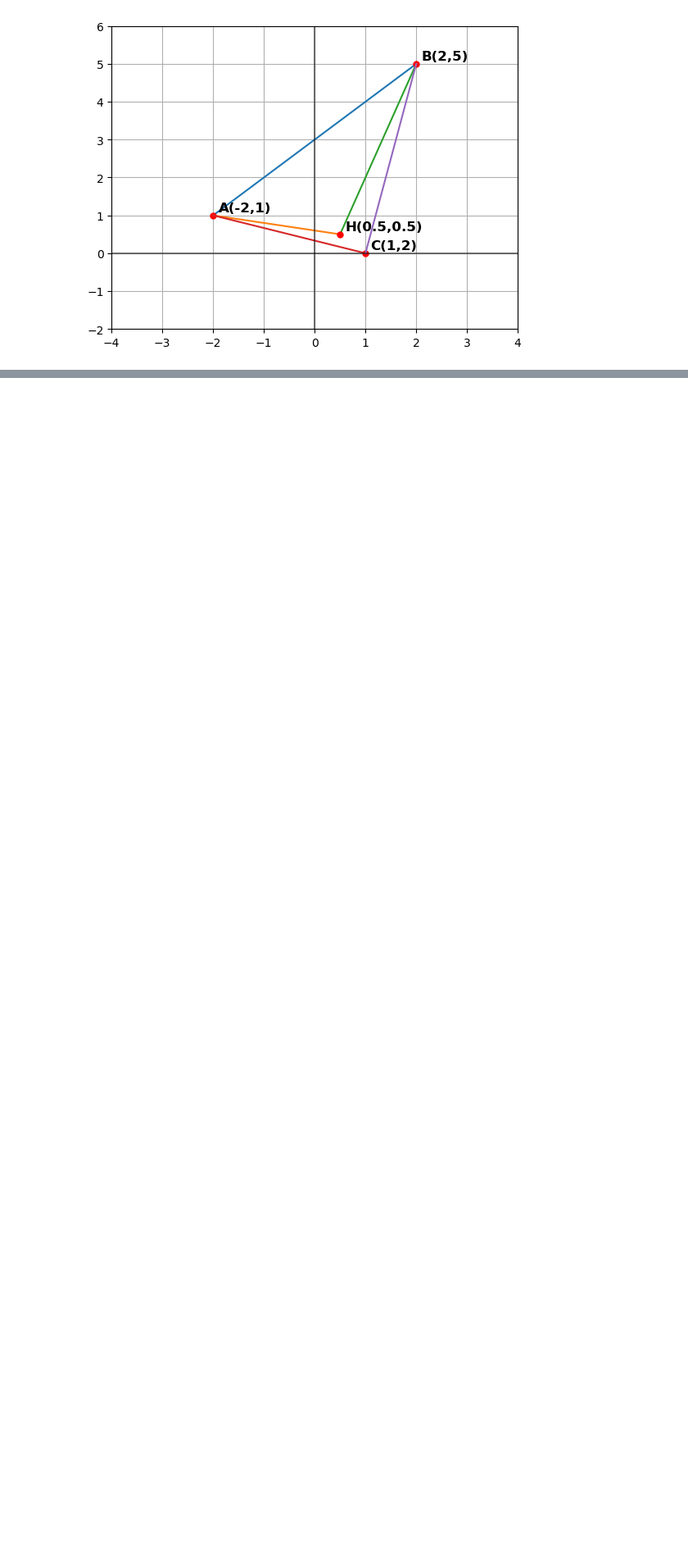
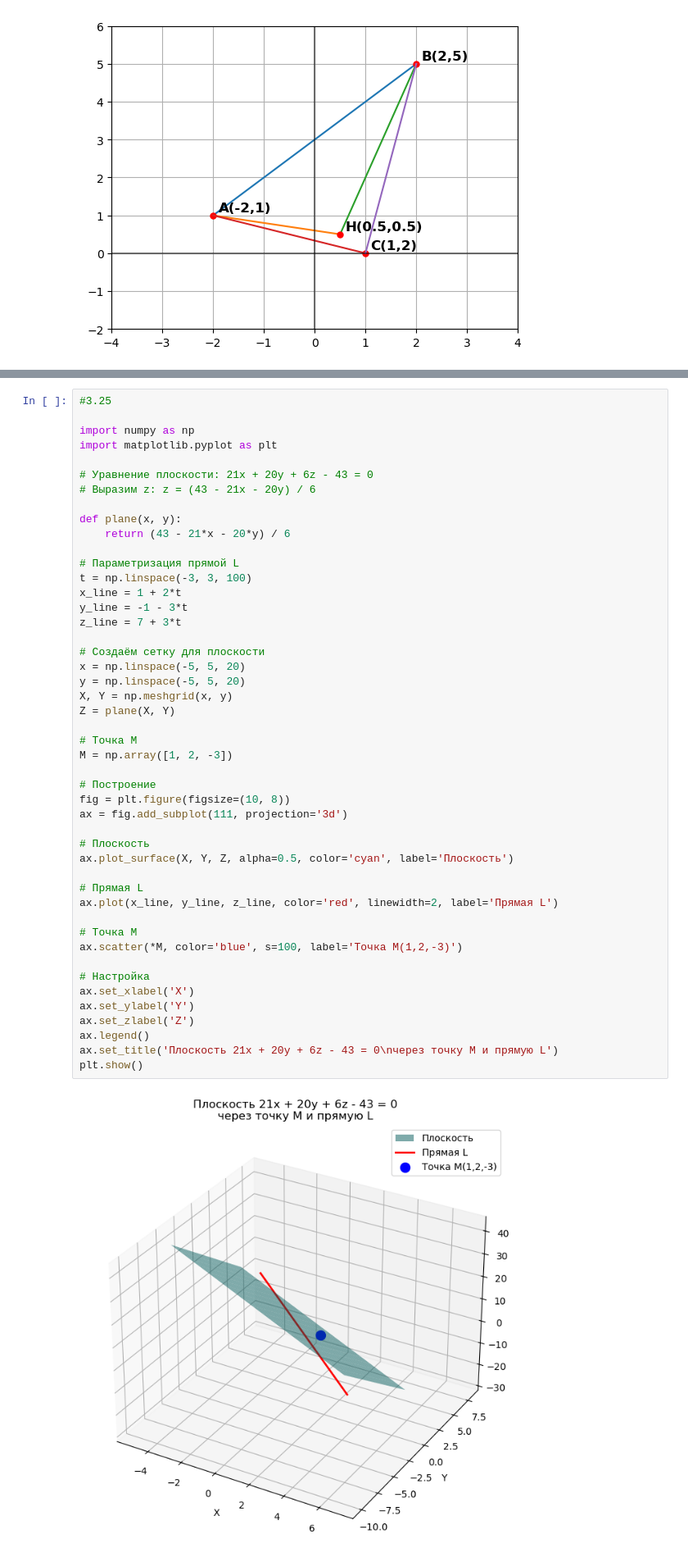
Before and after one commit to Jafar-cpu/git_test, a Jupyter notebook: BDZ/BDZ_linal.ipynb, the cells around one changed output, grey strips where cells are left out. Shown at 82% size. Drawn from its saved outputs; the diff is of its cells as text; blank space fills up the shorter version.

```diff
--- a/BDZ/BDZ_linal.ipynb
+++ b/BDZ/BDZ_linal.ipynb
@@ -221 +185,50 @@ plt.show()
+# %%
+#3.25
+
+import numpy as np
+import matplotlib.pyplot as plt
+
+# Уравнение плоскости: 21x + 20y + 6z - 43 = 0
+# Выразим z: z = (43 - 21x - 20y) / 6
+
+def plane(x, y):
+    return (43 - 21*x - 20*y) / 6
+
+# Параметризация прямой L
+t = np.linspace(-3, 3, 100)
+x_line = 1 + 2*t
+y_line = -1 - 3*t
+z_line = 7 + 3*t
+
+# Создаём сетку для плоскости
+x = np.linspace(-5, 5, 20)
+y = np.linspace(-5, 5, 20)
+X, Y = np.meshgrid(x, y)
+Z = plane(X, Y)
+
+# Точка M
+M = np.array([1, 2, -3])
+
+# Построение
+fig = plt.figure(figsize=(10, 8))
+ax = fig.add_subplot(111, projection='3d')
+
+# Плоскость
+ax.plot_surface(X, Y, Z, alpha=0.5, color='cyan', label='Плоскость')
+
+# Прямая L
+ax.plot(x_line, y_line, z_line, color='red', linewidth=2, label='Прямая L')
+
+# Точка M
+ax.scatter(*M, color='blue', s=100, label='Точка M(1,2,-3)')
+
+# Настройка
+ax.set_xlabel('X')
+ax.set_ylabel('Y')
+ax.set_zlabel('Z')
+ax.legend()
+ax.set_title('Плоскость 21x + 20y + 6z - 43 = 0\nчерез точку M и прямую L')
+plt.show()
+# %% [output]
+[figure, added]
 # %%
```
Also changed, not shown: parts of 5 cells of this notebook.
